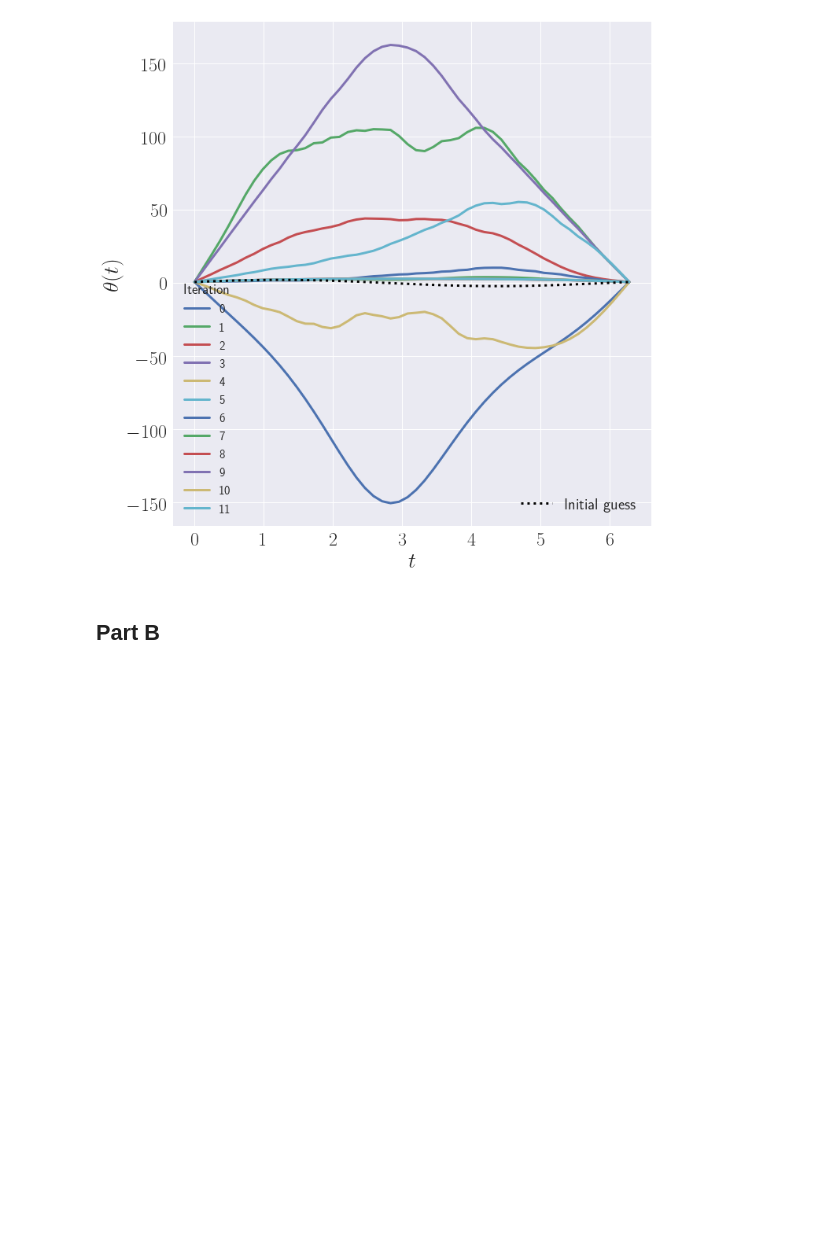
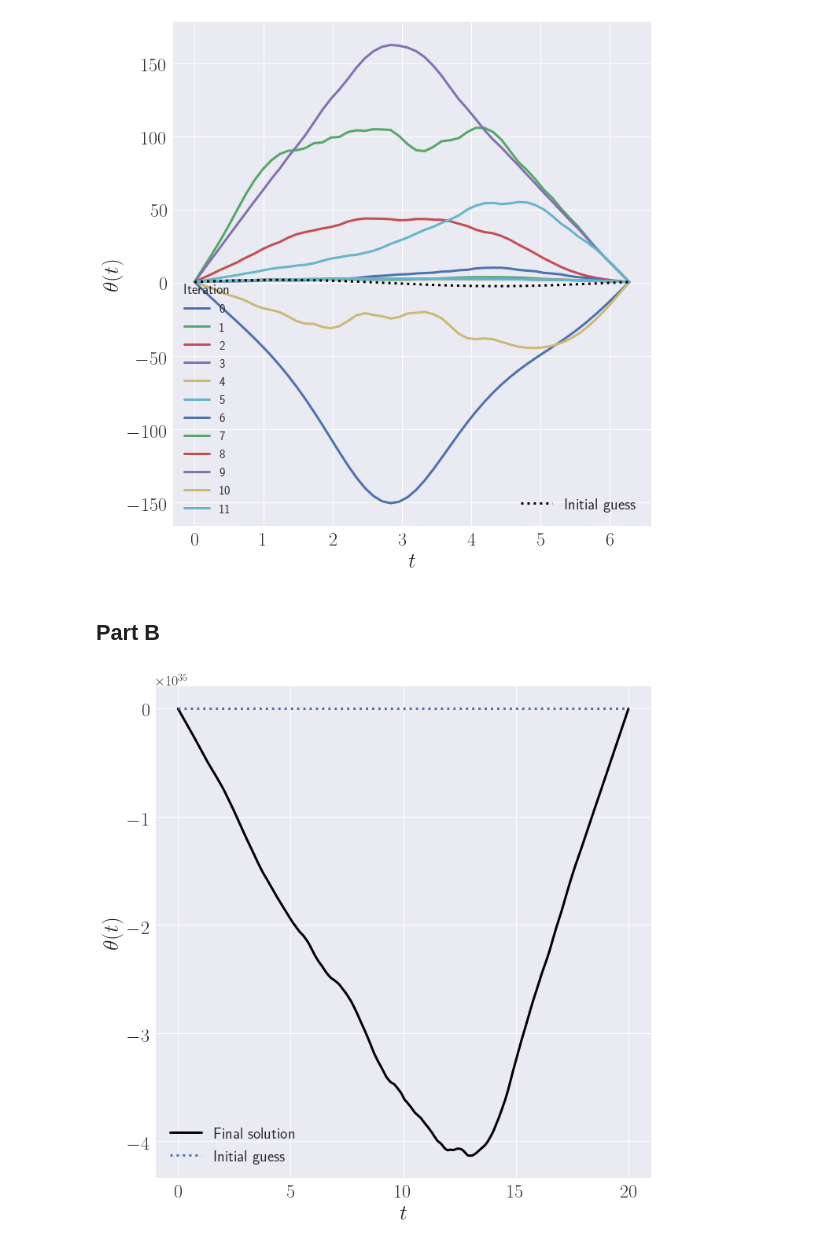
Before and after one commit to jnlucero96/apma922, a Jupyter notebook: assignment02/ipy_notebooks/A2Q1.ipynb, the cells around one changed output. Drawn from its saved outputs; the diff is of its cells as text; code cells hidden in the pictures; blank space fills up the shorter version.

```diff
--- a/assignment02/ipy_notebooks/A2Q1.ipynb
+++ b/assignment02/ipy_notebooks/A2Q1.ipynb
@@ -255,6 +256,12 @@ sample_q1a4.run_iteration_plot()
 [figure]
 # %% [markdown]
 ## Part B
+# %%
+sample_q1b = q1a(m=1000, T=20.0, guess_alternate=1)
+sample_q1b.run_iteration()
+sample_q1b.get_plot(prefix="q2b_long")
+# %% [output]
+[figure, added]
 # %%
 def plot_as_func_of_T(Tmax=20):
 
```
Also changed, not shown: parts of 6 cells of this notebook, 1 other file.
